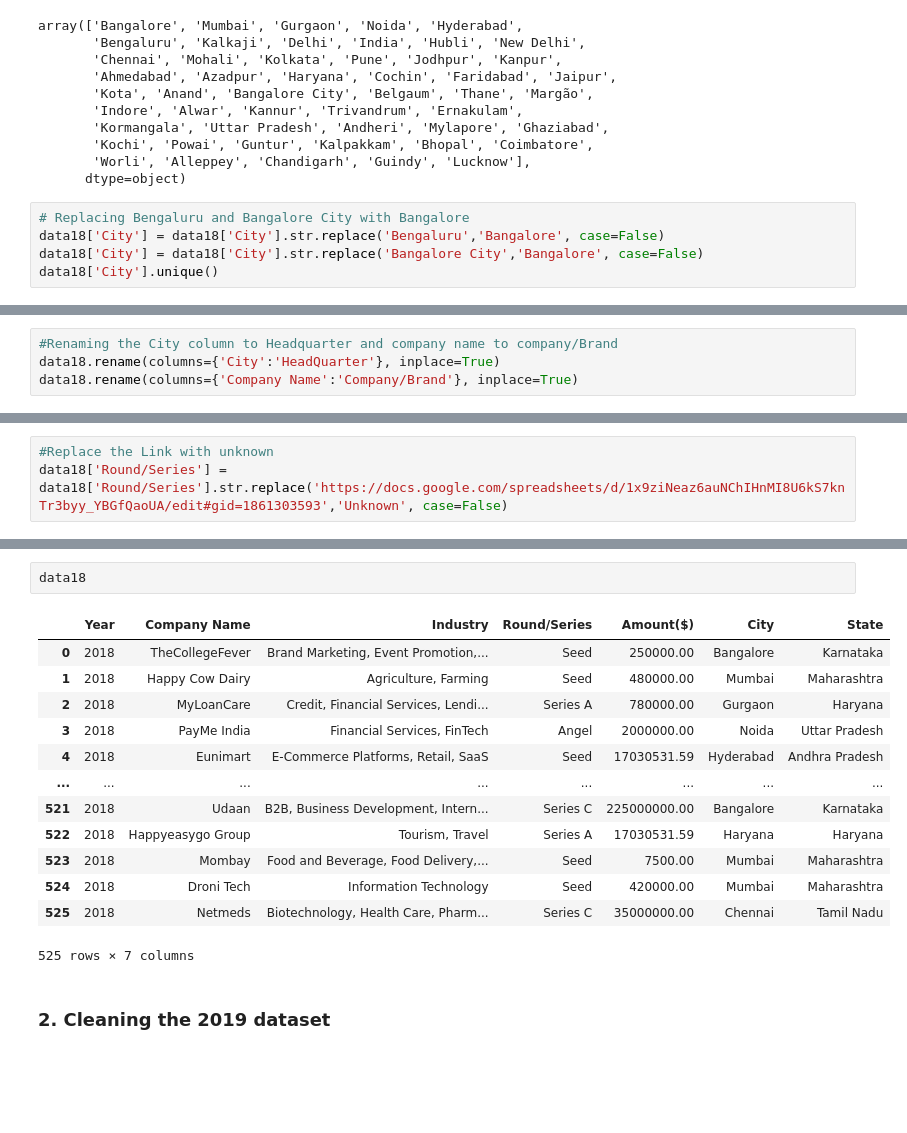
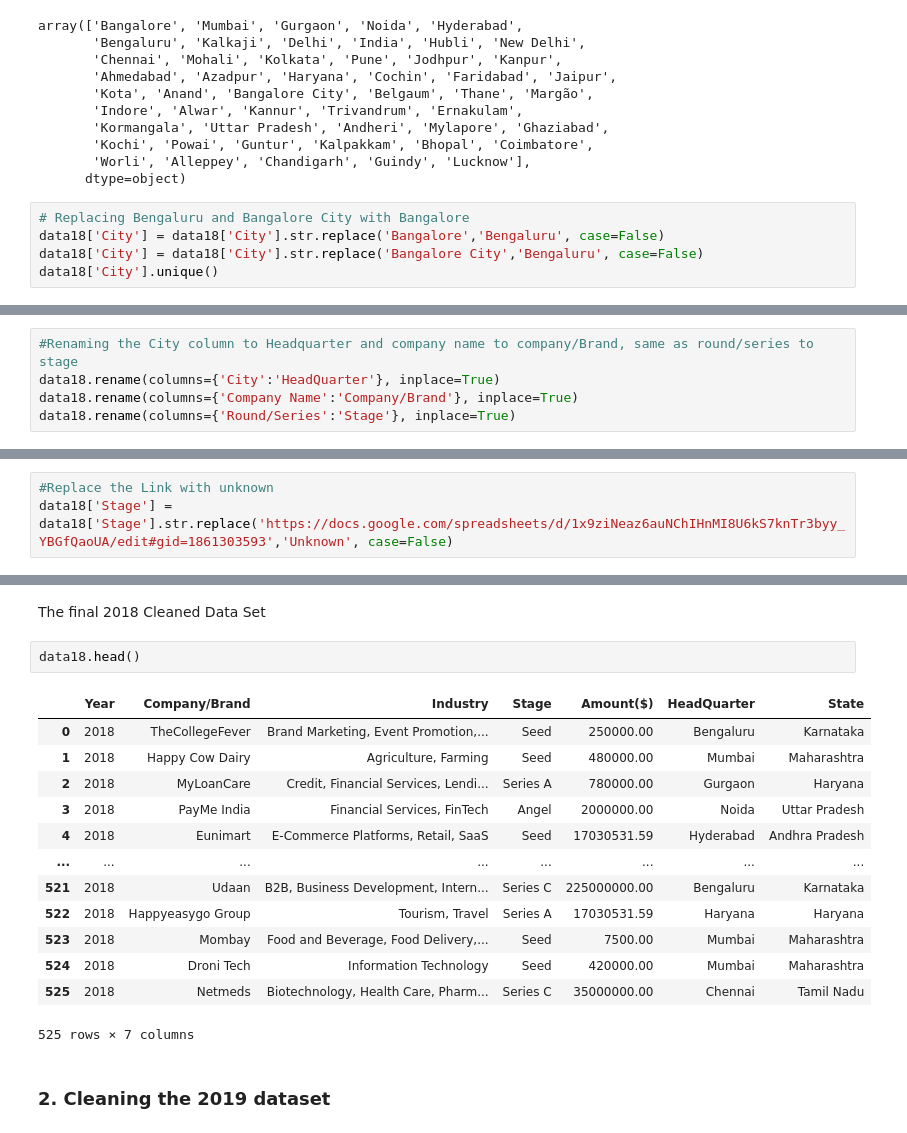
Before and after one commit to MarthaK-Coder/AZUBI-AFRICA--LP1-Sprint, a Jupyter notebook: ProjectNotebook.ipynb, the cells around one changed output, grey strips where cells are left out. Drawn from its saved outputs; the diff is of its cells as text; blank space fills up the shorter version.

```diff
--- a/ProjectNotebook.ipynb
+++ b/ProjectNotebook.ipynb
@@ -429,7 +429,7 @@ array(['Bangalore', 'Mumbai', 'Gurgaon', 'Noida', 'Hyderabad',
       dtype=object)
 # %%
 # Replacing Bengaluru and Bangalore City with Bangalore
-data18['City'] = data18['City'].str.replace('Bengaluru','Bangalore', case=False)
-data18['City'] = data18['City'].str.replace('Bangalore City','Bangalore', case=False)
+data18['City'] = data18['City'].str.replace('Bangalore','Bengaluru', case=False)
+data18['City'] = data18['City'].str.replace('Bangalore City','Bengaluru', case=False)
 data18['City'].unique()
 # %% [output]
@@ -443,9 +443,10 @@ array(['Bangalore', 'Mumbai', 'Gurgaon', 'Noida', 'Hyderabad', 'Kalkaji',
        'Kalpakkam', 'Bhopal', 'Coimbatore', 'Worli', 'Alleppey',
        'Chandigarh', 'Guindy', 'Lucknow'], dtype=object)
 # %%
-#Renaming the City column to Headquarter and company name to company/Brand
+#Renaming the City column to Headquarter and company name to company/Brand, same as round/series to stage
 data18.rename(columns={'City':'HeadQuarter'}, inplace=True)
 data18.rename(columns={'Company Name':'Company/Brand'}, inplace=True)
+data18.rename(columns={'Round/Series':'Stage'}, inplace=True)
 # %%
 data18
 # %% [output]
@@ -486,4 +477,4 @@ Name: count, dtype: int64
 # %%
 #Replace the Link with unknown
-data18['Round/Series'] = data18['Round/Series'].str.replace('https://docs.google.com/spreadsheets/d/1x9ziNeaz6auNChIHnMI8U6kS7knTr3byy_YBGfQaoUA/edit#gid=1861303593','Unknown', case=False)
+data18['Stage'] = data18['Stage'].str.replace('https://docs.google.com/spreadsheets/d/1x9ziNeaz6auNChIHnMI8U6kS7knTr3byy_YBGfQaoUA/edit#gid=1861303593','Unknown', case=False)
 # %%
@@ -495,17 +486,19 @@ array(['Seed', 'Series A', 'Angel', 'Series B', 'Pre-Seed',
        'Series E', 'Corporate Round', 'Undisclosed', 'Unknown',
        'Series D', 'Secondary Market', 'Post-IPO Equity',
        'Non-equity Assistance', 'Funding Round'], dtype=object)
+# %% [markdown]
+The final 2018 Cleaned Data Set
 # %%
-data18
+data18.head()
 # %% [output]
-|  | Year | Company Name | Industry | Round/Series | Amount($) | City | State |
-| 0 | 2018 | TheCollegeFever | Brand Marketing, Event Promotion,... | Seed | 250000.00 | Bangalore | Karnataka |
+|  | Year | Company/Brand | Industry | Stage | Amount($) | HeadQuarter | State |
+| 0 | 2018 | TheCollegeFever | Brand Marketing, Event Promotion,... | Seed | 250000.00 | Bengaluru | Karnataka |
 | 1 | 2018 | Happy Cow Dairy | Agriculture, Farming | Seed | 480000.00 | Mumbai | Maharashtra |
 | 2 | 2018 | MyLoanCare | Credit, Financial Services, Lendi... | Series A | 780000.00 | Gurgaon | Haryana |
 | 3 | 2018 | PayMe India | Financial Services, FinTech | Angel | 2000000.00 | Noida | Uttar Pradesh |
 | 4 | 2018 | Eunimart | E-Commerce Platforms, Retail, SaaS | Seed | 17030531.59 | Hyderabad | Andhra Pradesh |
 | ... | ... | ... | ... | ... | ... | ... | ... |
-| 521 | 2018 | Udaan | B2B, Business Development, Intern... | Series C | 225000000.00 | Bangalore | Karnataka |
+| 521 | 2018 | Udaan | B2B, Business Development, Intern... | Series C | 225000000.00 | Bengaluru | Karnataka |
 | 522 | 2018 | Happyeasygo Group | Tourism, Travel | Series A | 17030531.59 | Haryana | Haryana |
 | 523 | 2018 | Mombay | Food and Beverage, Food Delivery,... | Seed | 7500.00 | Mumbai | Maharashtra |
 | 524 | 2018 | Droni Tech | Information Technology | Seed | 420000.00 | Mumbai | Maharashtra |
```
Also changed, not shown: parts of 10 cells of this notebook.
